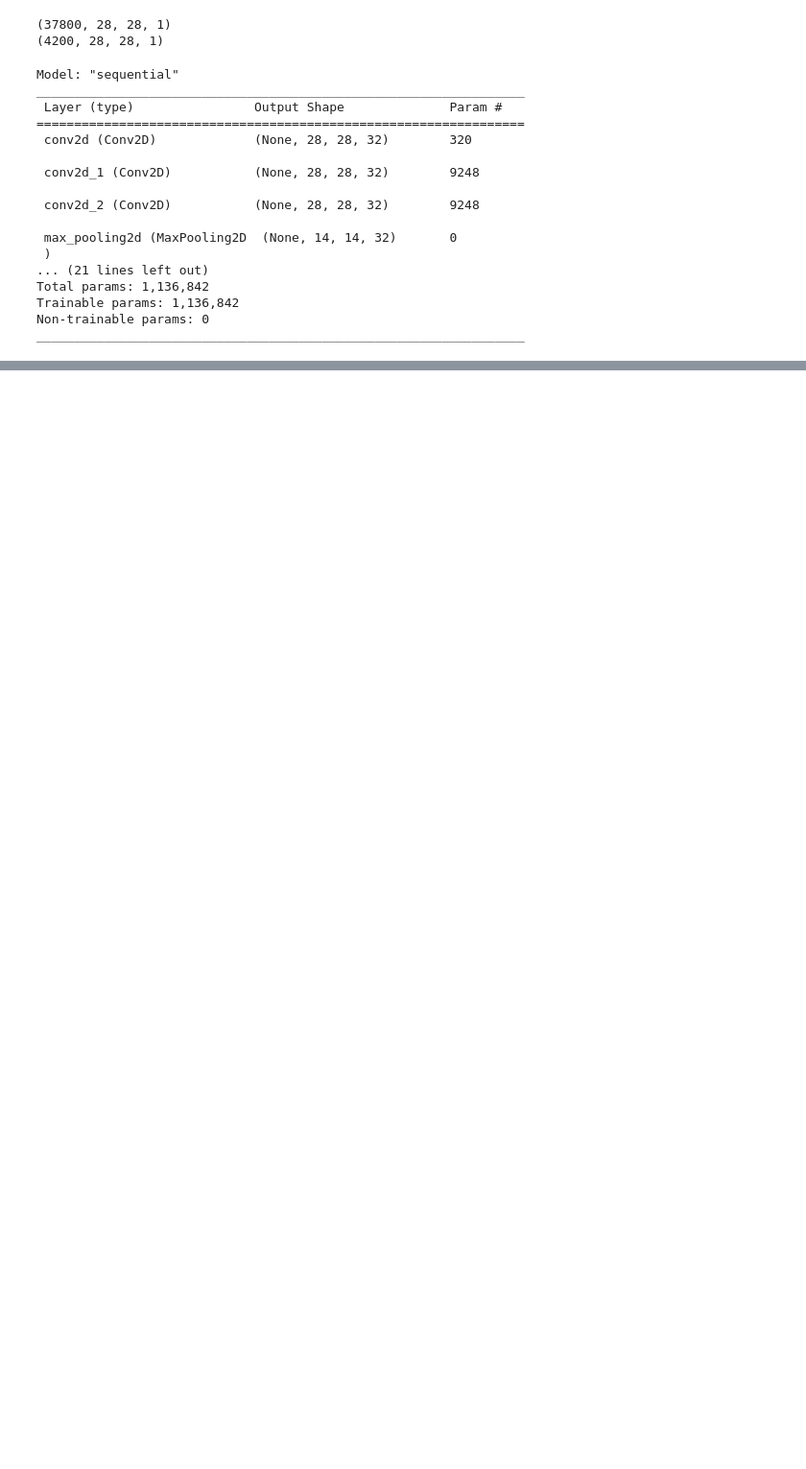
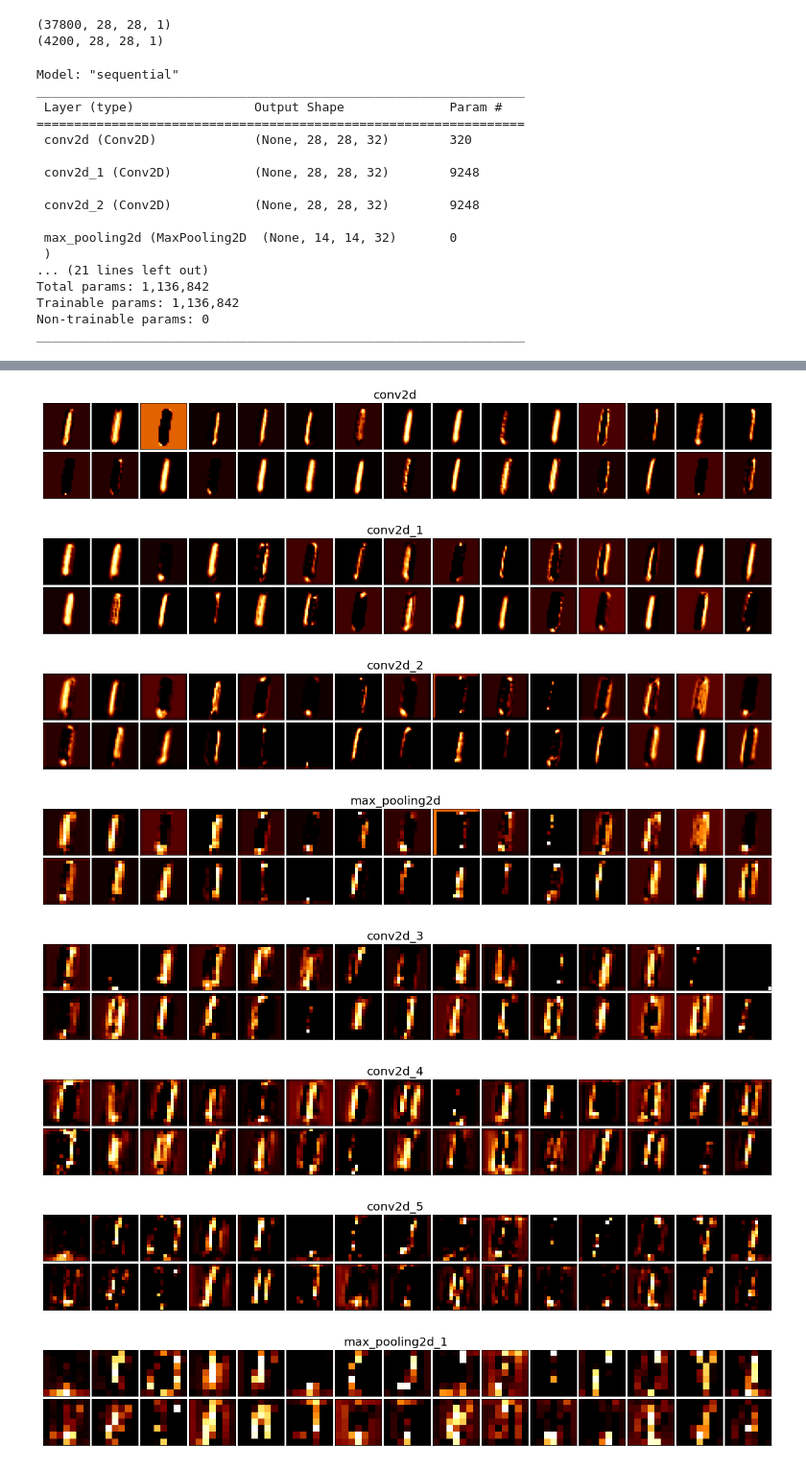
Before and after one commit to TeamCSO/kaggle, a Jupyter notebook: MNIST/DL_minsung.ipynb, the cells around one changed output, grey strips where cells are left out. Shown at 96% size. Cells and saved outputs as stored; diff of their text form; code cells hidden in the pictures; blank space fills up the shorter version.

```diff
--- a/MNIST/DL_minsung.ipynb
+++ b/MNIST/DL_minsung.ipynb
@@ -373,0 +381,30 @@ KeyboardInterrupt:
+# %%
+def CNN_layer_visualizer():
+
+    layer_names = [layer.name for layer in model.layers]
+    layer_outputs = [layer.output for layer in model.layers]
+
+    activation_model = Model(inputs = model.input, outputs = layer_outputs)
+    input = X_train[random_number]
+    activations = activation_model.predict(input.reshape(-1, 28, 28, 1) / 255.0)
+
+    for number in range(len(layer_names) - 4):
+        fig = plt.figure(figsize = (22, 3))
+        for img in range(30):
+            ax = fig.add_subplot(2, 15, img + 1)
+            ax = plt.imshow(activations[number][0, :, :, img], cmap = 'afmhot')
+            main_title = fig.suptitle(str(layer_names[number]), fontsize = 20)
+            plt.xticks([])
+            plt.yticks([])
+            fig.subplots_adjust(wspace = 0.05, hspace = 0.05)
+
+CNN_layer_visualizer()
+# %% [output]
+[figure, added]
+[figure, added]
+[figure, added]
+[figure, added]
+[figure, added]
+[figure, added]
+[figure, added]
+[figure, added]
```
Also changed, not shown: parts of 16 cells of this notebook, 7 other files.
